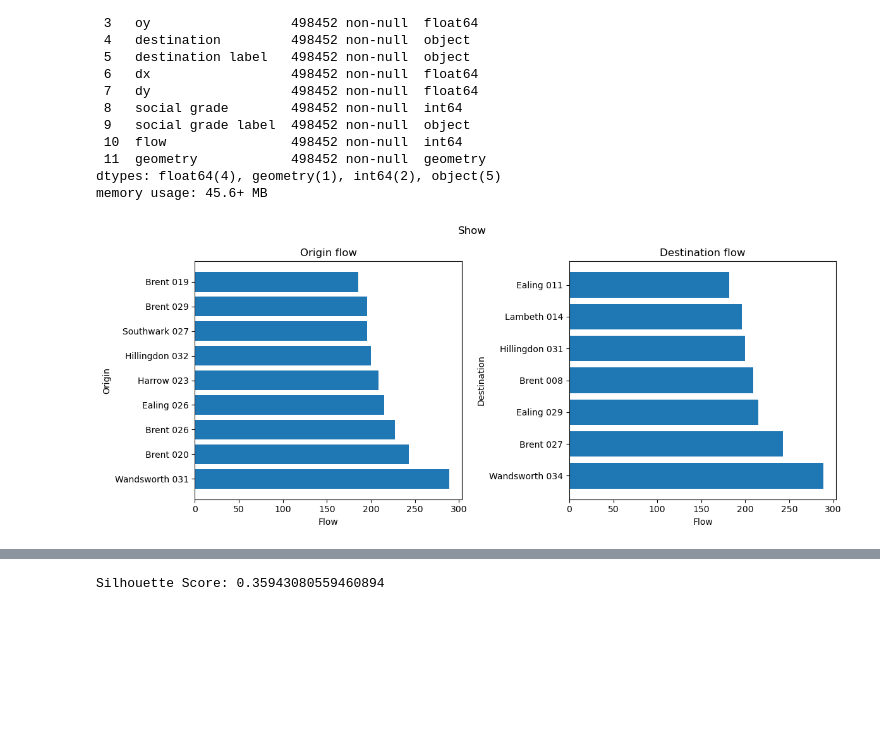
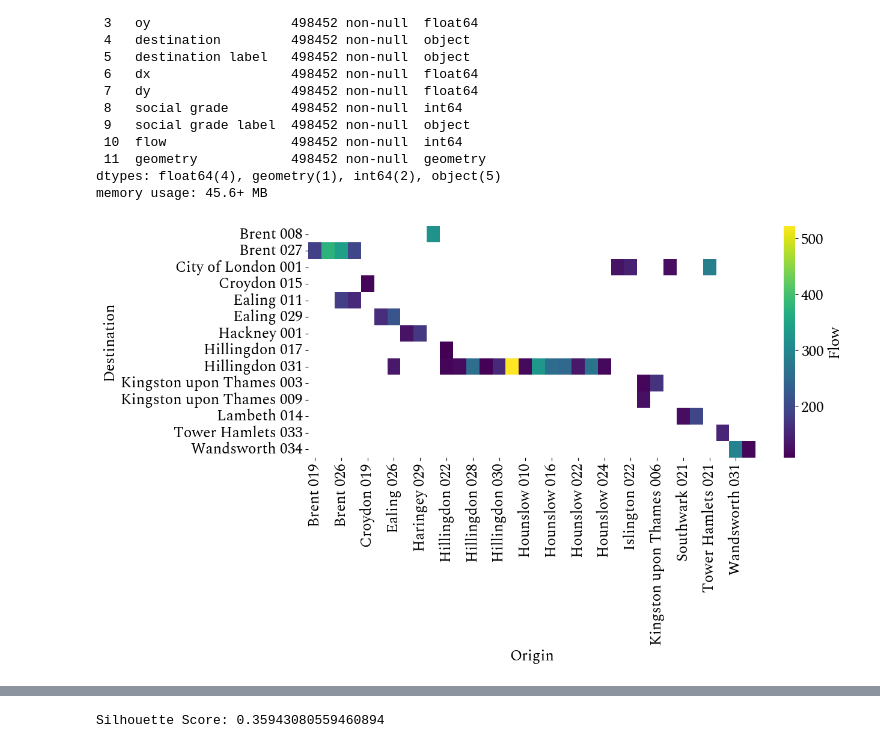
Before and after one commit to XianchenWang0421/CASA0007_Written_Investigation, a Jupyter notebook: code/data_read.ipynb, the cells around one changed output, grey strips where cells are left out. Saved outputs shown, nothing was run; the diff lists cells and outputs as text; code cells hidden in the pictures; blank space fills up the shorter version.

Commit message:
code report picture spectral update

```diff
--- a/code/data_read.ipynb
+++ b/code/data_read.ipynb
@@ -15,3 +15,20 @@ import warnings
 warnings.filterwarnings('ignore')
 # %%
 import pandas as pd
+import matplotlib.pyplot as plt
+
+from matplotlib import font_manager
+
+# download the font files and save in this fold
+font_path = "../Spectral"
+
+font_files = font_manager.findSystemFonts(fontpaths=font_path)
+
+for file in font_files:
+    font_manager.fontManager.addfont(file)
+
+import matplotlib.font_manager
+print([f.name for f in matplotlib.font_manager.fontManager.ttflist])
+
+plt.rcParams['font.family'] = 'Spectral'
+plt.rcParams['font.size'] = 18
@@ -235,25 +254,21 @@ Data columns (total 12 columns):
 dtypes: float64(4), geometry(1), int64(2), object(5)
 memory usage: 45.6+ MB
 # %%
-fig, axes = plt.subplots(1, 2, figsize=(12, 5))
+df_od_flow_sorted = df_od_flow.sort_values(by='flow', ascending=False)
+df_od_flow_sorted_100 = df_od_flow_sorted.head(50)
 
-df_od_flow_sorted = df_od_flow.sort_values(by='flow', ascending=False)
-df_od_flow_sorted_100 = df_od_flow_sorted.head(10)
+import seaborn as sns
 
-axes[0].barh(df_od_flow_sorted_100['origin label'], df_od_flow_sorted_100['flow'])
+plt.figure(figsize=(12, 5))
 
-axes[0].set_title('Origin flow')
-axes[0].set_xlabel('Flow')
-axes[0].set_ylabel('Origin')
+heatmap_data = df_od_flow_sorted_100.pivot_table(index='destination label', columns='origin label', values='flow', aggfunc='sum')
+ax = sns.heatmap(heatmap_data, annot=False, cmap='viridis', fmt='.0f', cbar_kws={'label': 'Flow'})
+ax.set_xticklabels(ax.get_xticklabels(), rotation=90)
 
-axes[1].barh(df_od_flow_sorted_100['destination label'], df_od_flow_sorted_100['flow'])
+plt.xlabel('Origin')
+plt.ylabel('Destination')
 
-axes[1].set_title('Destination flow')
-axes[1].set_xlabel('Flow')
-axes[1].set_ylabel('Destination')
-
-fig.suptitle('Show')
-plt.tight_layout()
+plt.savefig('../picture/matrix.png', bbox_inches='tight')
 plt.show()
 # %% [output]
-[figure, old version]
+[figure, new version]
```
Also changed, not shown: parts of 38 cells of this notebook, 6 other files.
